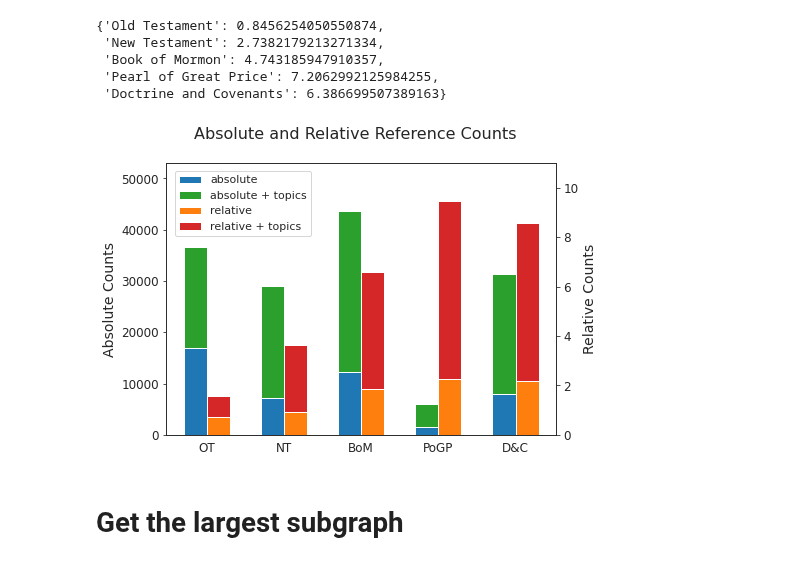
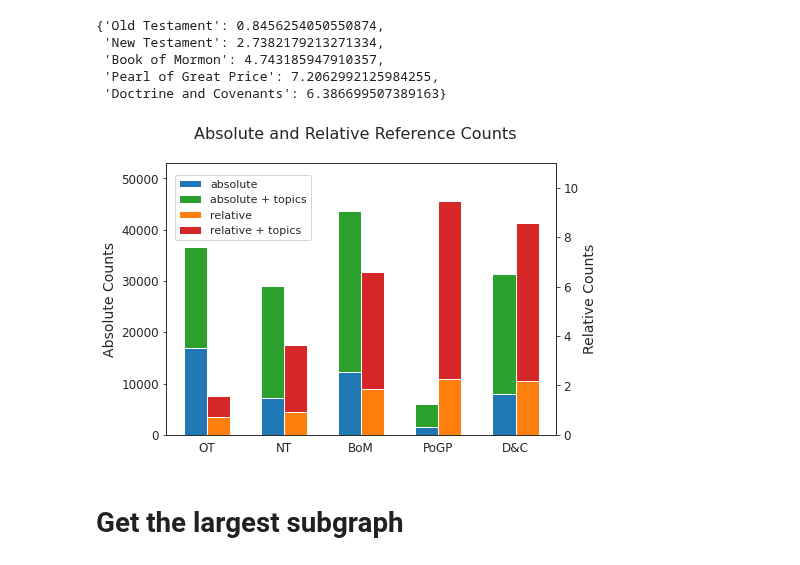
Before and after one commit to skearnes/scripture-graph, a Jupyter notebook: posts/2021-01-08/post.ipynb, the cells around one changed output. Drawn from its saved outputs; the diff is of its cells as text; code cells hidden in the pictures.

```diff
--- a/posts/2021-01-08/post.ipynb
+++ b/posts/2021-01-08/post.ipynb
@@ -221,26 +221,26 @@ relative_delta_degree
 # %%
 sns.set_style('white')
 colors = sns.color_palette()
 fig, ax = subplots(figsize=(7, 5))
 ax.bar(range(5), volume_degree_without_topics.values(), color=colors[0], label='absolute', width=-0.3, align='edge')
 ax.bar(range(5), delta_degree.values(), bottom=list(volume_degree_without_topics.values()), color=colors[2], label='absolute + topics', width=-0.3, align='edge')
 ax.set_ylabel('Absolute Counts', fontsize=14)
 ax2 = ax.twinx()
 ax2.bar(range(5), relative_volume_degree_without_topics.values(), color=colors[1], label='relative', width=0.3, align='edge')
 ax2.bar(range(5), relative_delta_degree.values(), bottom=list(relative_volume_degree_without_topics.values()), color=colors[3], label='relative + topics', width=0.3, align='edge')
 ax2.set_ylabel('Relative Counts', fontsize=14)
 ax.tick_params(axis='y', labelsize=12)
 ax2.tick_params(axis='y', labelsize=12)
 ax.set_xticks(range(5))
 ax.set_xticklabels([graph_lib.VOLUMES_SHORT[key] for key in volume_degree_without_topics], fontsize=12)
 ax.set_ylim(0, 53000)
 ax2.set_ylim(0, 11)
 # figlegend(loc=(0.23, 0.674), fontsize=10)
-figlegend(loc=(0.155, 0.66), fontsize=11)
+figlegend(loc=(0.155, 0.648), fontsize=11)
 suptitle('Absolute and Relative Reference Counts', fontsize=16)
 fig.savefig('count-bar.png', dpi=300, bbox_inches='tight')
 # %% [output]
-[figure, old version]
+[figure, new version]
 # %% [markdown]
 # Get the largest subgraph
 # %%
```
Also changed, not shown: parts of 5 cells of this notebook, 2 other files.
